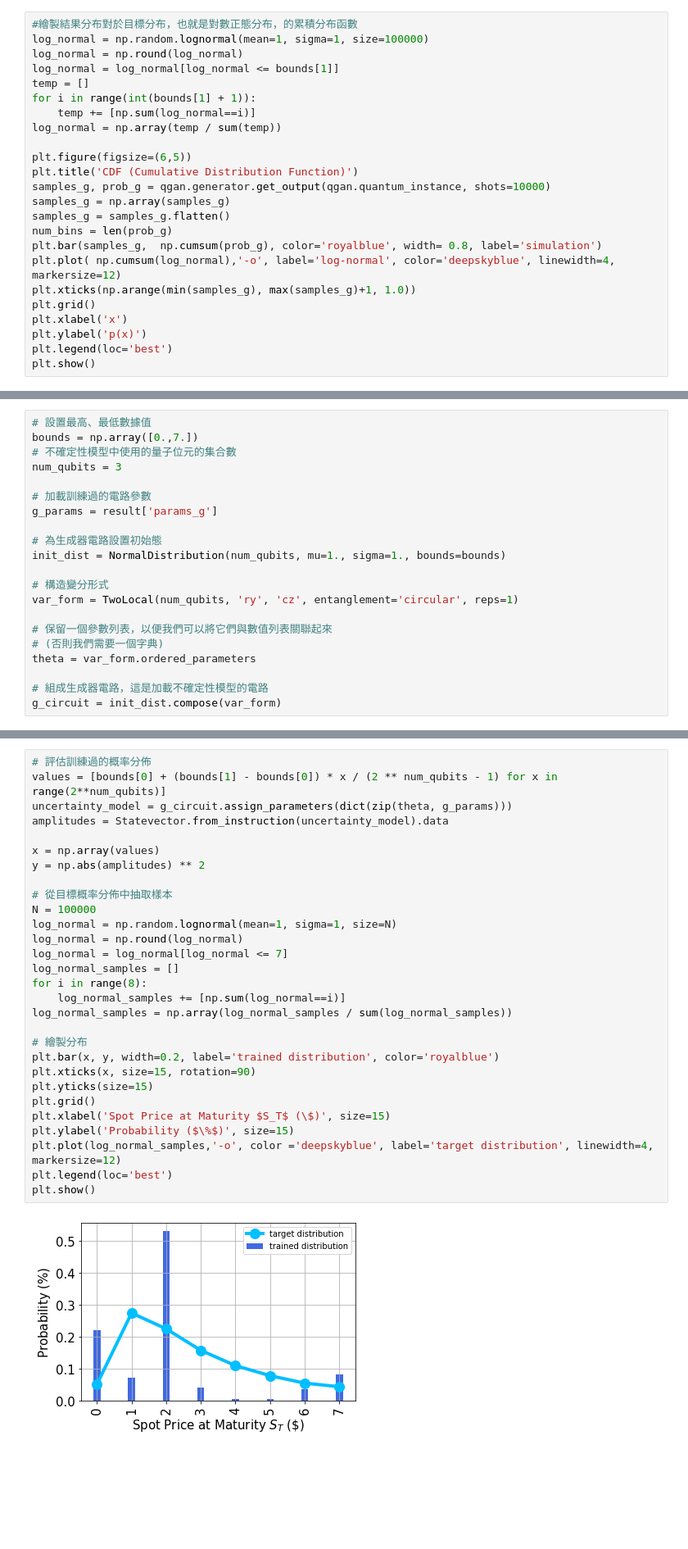
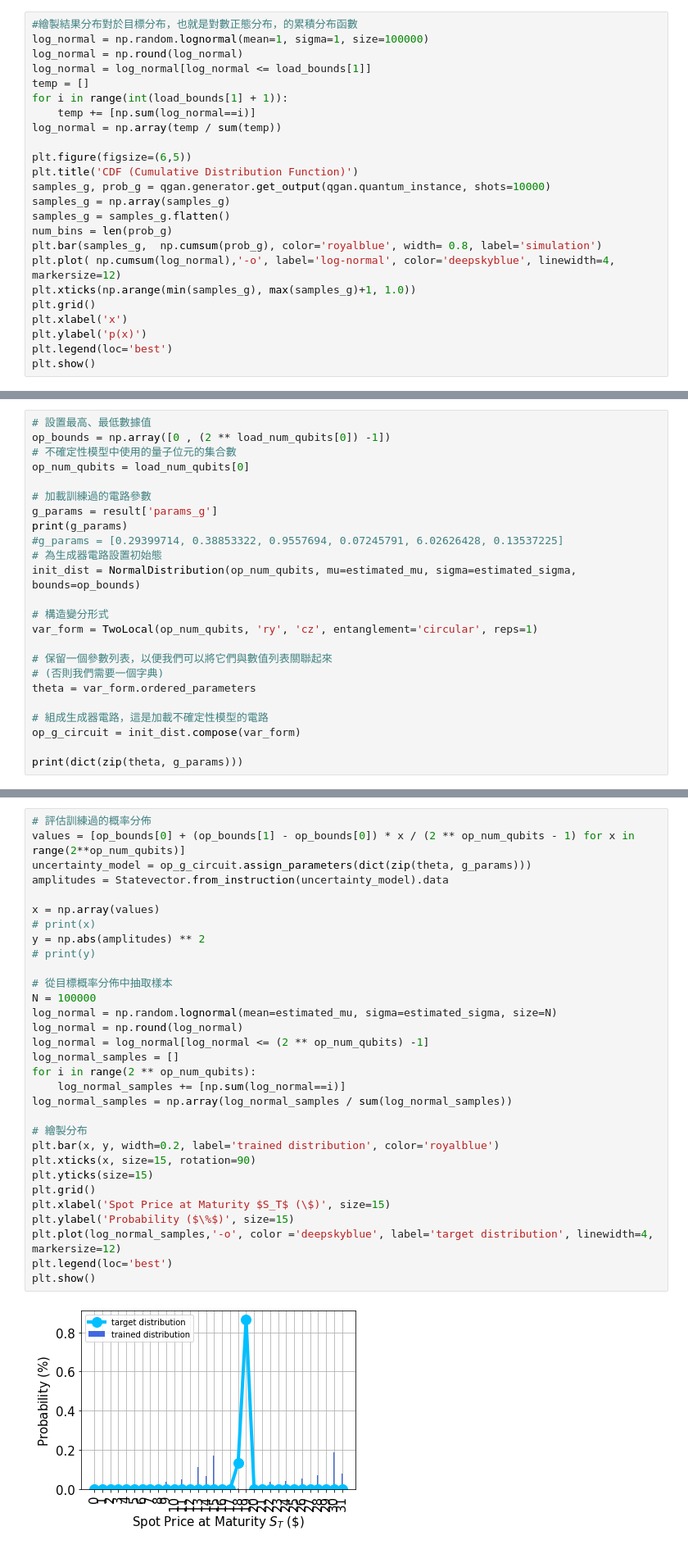
Before and after one commit to showhandss/qGan_new_energy, a Jupyter notebook: qgan load & pricing.ipynb, the cells around one changed output, grey strips where cells are left out. Shown at 82% size. Drawn from its saved outputs; the diff is of its cells as text; blank space fills up the shorter version.

```diff
--- a/qgan load & pricing.ipynb
+++ b/qgan load & pricing.ipynb
@@ -175,9 +195,9 @@ plt.show()
 #繪製結果分布對於目標分布，也就是對數正態分布，的累積分布函數
 log_normal = np.random.lognormal(mean=1, sigma=1, size=100000)
 log_normal = np.round(log_normal)
-log_normal = log_normal[log_normal <= bounds[1]]
+log_normal = log_normal[log_normal <= load_bounds[1]]
 temp = []
-for i in range(int(bounds[1] + 1)):
+for i in range(int(load_bounds[1] + 1)):
     temp += [np.sum(log_normal==i)]
 log_normal = np.array(temp / sum(temp))
 
@@ -212,22 +232,25 @@ plt.show()
 #### 其中概率 $p_θ^j$ ($j∈{0，…，2n−1}$)，表示目標分佈模型。
 # %%
 # 設置最高、最低數據值
-bounds = np.array([0.,7.])
+op_bounds = np.array([0 , (2 ** load_num_qubits[0]) -1])
 # 不確定性模型中使用的量子位元的集合數
-num_qubits = 3
+op_num_qubits = load_num_qubits[0]
 
 # 加載訓練過的電路參數
 g_params = result['params_g']
-
+print(g_params)
+#g_params = [0.29399714, 0.38853322, 0.9557694, 0.07245791, 6.02626428, 0.13537225]
 # 為生成器電路設置初始態
-init_dist = NormalDistribution(num_qubits, mu=1., sigma=1., bounds=bounds)
+init_dist = NormalDistribution(op_num_qubits, mu=estimated_mu, sigma=estimated_sigma, bounds=op_bounds)
 
 # 構造變分形式
-var_form = TwoLocal(num_qubits, 'ry', 'cz', entanglement='circular', reps=1)
+var_form = TwoLocal(op_num_qubits, 'ry', 'cz', entanglement='circular', reps=1)
 
 # 保留一個參數列表，以便我們可以將它們與數值列表關聯起來
 # (否則我們需要一個字典)
 theta = var_form.ordered_parameters
 
 # 組成生成器電路，這是加載不確定性模型的電路
-g_circuit = init_dist.compose(var_form)
+op_g_circuit = init_dist.compose(var_form)
+
+print(dict(zip(theta, g_params)))
@@ -255,35 +282,37 @@ european_call_objective = EuropeanCallExpectedValue(
 ##### 接下來，我們繪製訓練後的概率分佈圖，為了便於比較，我們也繪製目標概率分佈圖。
 # %%
 # 評估訓練過的概率分佈
-values = [bounds[0] + (bounds[1] - bounds[0]) * x / (2 ** num_qubits - 1) for x in range(2**num_qubits)]
-uncertainty_model = g_circuit.assign_parameters(dict(zip(theta, g_params)))
+values = [op_bounds[0] + (op_bounds[1] - op_bounds[0]) * x / (2 ** op_num_qubits - 1) for x in range(2**op_num_qubits)]
+uncertainty_model = op_g_circuit.assign_parameters(dict(zip(theta, g_params)))
 amplitudes = Statevector.from_instruction(uncertainty_model).data
 
 x = np.array(values)
+# print(x)
 y = np.abs(amplitudes) ** 2
+# print(y)
 
 # 從目標概率分佈中抽取樣本
 N = 100000
-log_normal = np.random.lognormal(mean=1, sigma=1, size=N)
+log_normal = np.random.lognormal(mean=estimated_mu, sigma=estimated_sigma, size=N)
 log_normal = np.round(log_normal)
-log_normal = log_normal[log_normal <= 7]
+log_normal = log_normal[log_normal <= (2 ** op_num_qubits) -1]
 log_normal_samples = []
-for i in range(8):
+for i in range(2 ** op_num_qubits):
     log_normal_samples += [np.sum(log_normal==i)]
 log_normal_samples = np.array(log_normal_samples / sum(log_normal_samples))
 
 # 繪製分布
 plt.bar(x, y, width=0.2, label='trained distribution', color='royalblue')
 plt.xticks(x, size=15, rotation=90)
 plt.yticks(size=15)
 plt.grid()
 plt.xlabel('Spot Price at Maturity $S_T$ (\$)', size=15)
 plt.ylabel('Probability ($\%$)', size=15)
 plt.plot(log_normal_samples,'-o', color ='deepskyblue', label='target distribution', linewidth=4, markersize=12)
 plt.legend(loc='best')
 plt.show()
 # %% [output]
-[figure, old version]
+[figure, new version]
 # %% [markdown]
 ## 評估預期收益
 
```
Also changed, not shown: parts of 12 cells of this notebook, 2 other files.
